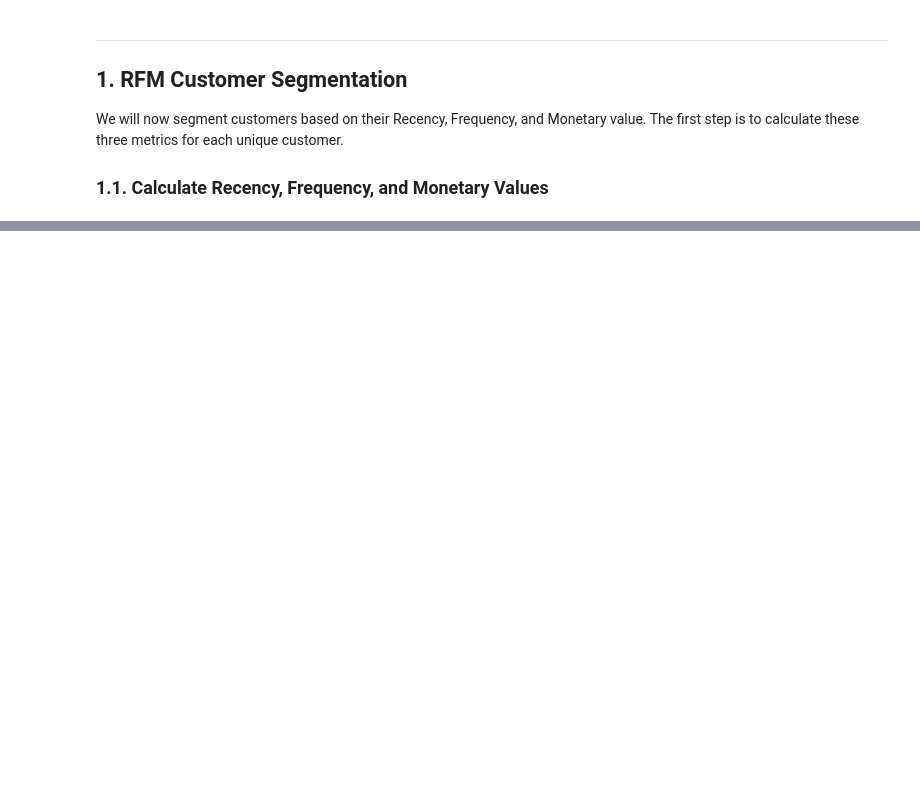
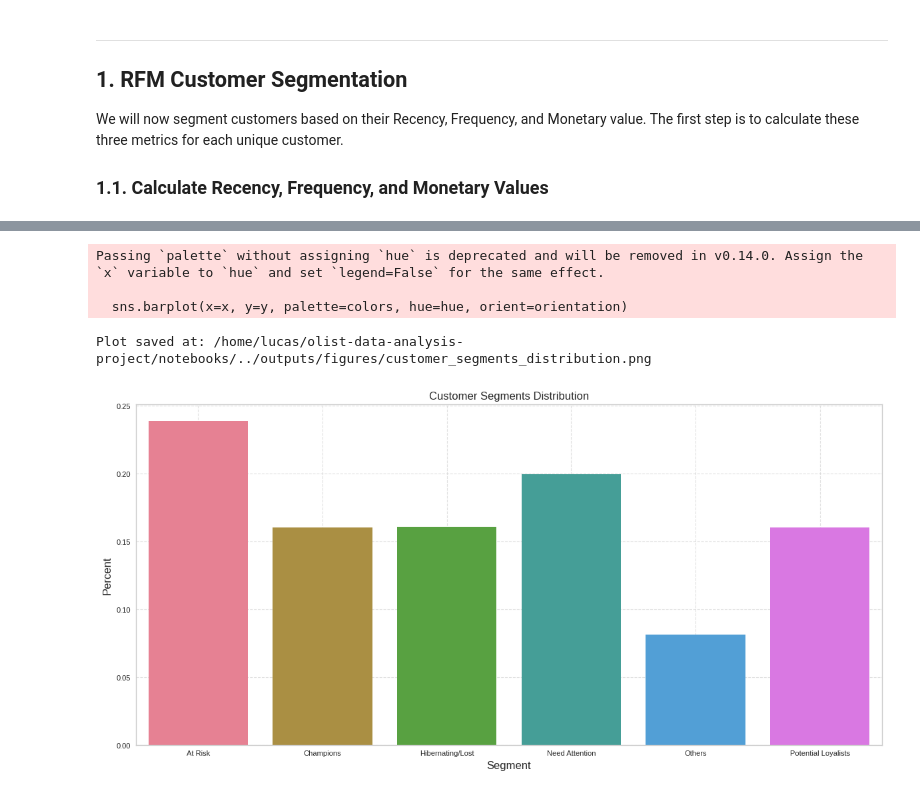
Before and after one commit to Lucas-Ker/olist-data-analysis-project, a Jupyter notebook: notebooks/03_customers_rfm_reviews.ipynb, the cells around one changed output, grey strips where cells are left out. Drawn from its saved outputs; the diff is of its cells as text; code cells hidden in the pictures; blank space fills up the shorter version.

Commit message:
notebook03-partial and notebook05-conclusions of part2

```diff
--- a/notebooks/03_customers_rfm_reviews.ipynb
+++ b/notebooks/03_customers_rfm_reviews.ipynb
@@ -62,0 +170,6 @@ We will now segment customers based on their Recency, Frequency, and Monetary va
+# %%
+rfm_df['R_score'] = pd.qcut(rfm_df['Recency'], q=5, labels=[5, 4, 3, 2, 1])
+rfm_df['F_score'] = pd.qcut(rfm_df['Frequency'].rank(method='first'), q=5, labels=[1, 2, 3, 4, 5])
+rfm_df['M_score'] = pd.qcut(rfm_df['Monetary'], q=5, labels=[1, 2, 3, 4, 5])
+rfm_df['RFM_Score'] = rfm_df['R_score'].astype(str) + rfm_df['F_score'].astype(str) + rfm_df['M_score'].astype(str)
+display(rfm_df.sort_values(by='RFM_Score', ascending=False).head(10))
@@ -62,0 +199,20 @@ We will now segment customers based on their Recency, Frequency, and Monetary va
+# %%
+def segment(row):
+    r_score = row['R_score']
+    f_score = row['F_score']
+
+    if r_score >= 4 and f_score >= 4:
+        return 'Champions'
+    elif r_score >= 4 and f_score >= 2:
+        return 'Potential Loyalists'
+    elif r_score >= 3 and f_score <= 3:
+        return 'Need Attention'
+    elif r_score <= 2 and f_score >= 3:
+        return 'At Risk'
+    elif r_score <= 2 and f_score <= 2:
+        return 'Hibernating/Lost'
+    else:
+        return 'Others'
+# %%
+rfm_df['Segment'] = rfm_df.apply(segment, axis=1)
+rfm_df
@@ -62,0 +238,4 @@ We will now segment customers based on their Recency, Frequency, and Monetary va
+# %%
+rfm_data = rfm_df.groupby('Segment')
+rfm_data_plot = rfm_data.size()
+rfm_data_plot.sort_values(ascending=False)
@@ -62,0 +251,8 @@ We will now segment customers based on their Recency, Frequency, and Monetary va
+# %%
+plot_bar(x=rfm_data_plot.index,y=rfm_data_plot.values/rfm_data_plot.sum(), title='Customer Segments Distribution', xlabel='Segment', ylabel='Percent', save_path='customer_segments_distribution.png')
+# %% [output]
+Passing `palette` without assigning `hue` is deprecated and will be removed in v0.14.0. Assign the `x` variable to `hue` and set `legend=False` for the same effect.
+
+  sns.barplot(x=x, y=y, palette=colors, hue=hue, orient=orientation)
+Plot saved at: /home/lucas/olist-data-analysis-project/notebooks/../outputs/figures/customer_segments_distribution.png
+[figure, added]
```
Also changed, not shown: parts of 20 cells of this notebook, 7 other files.
